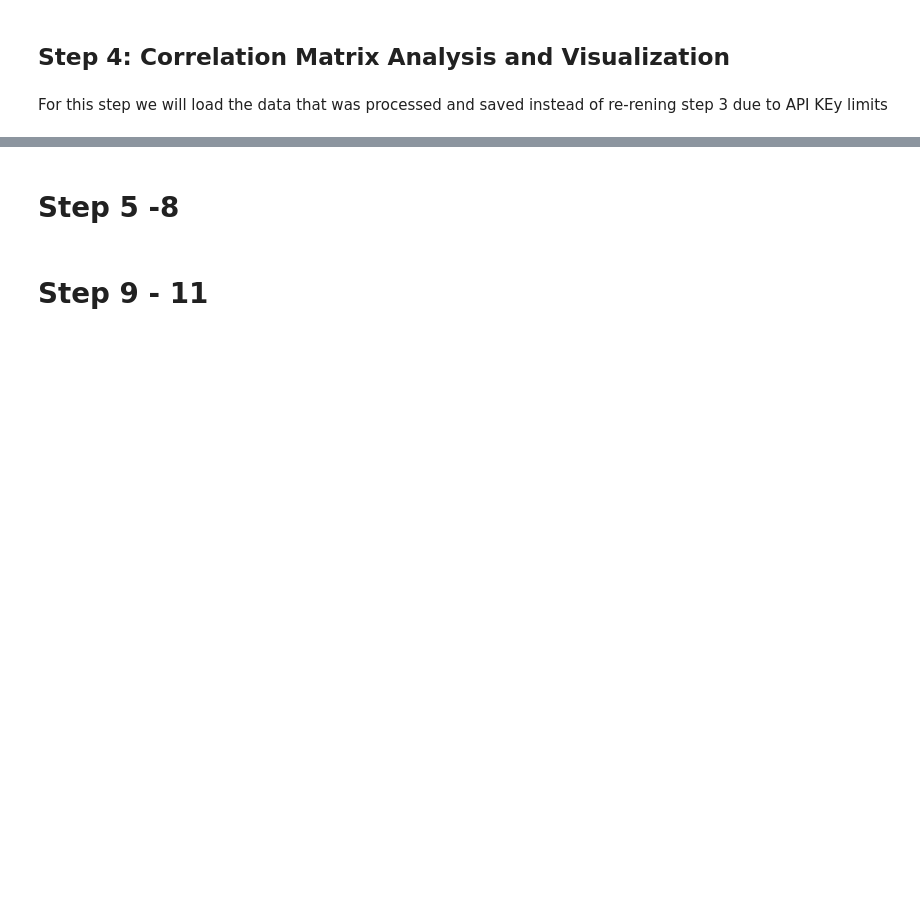
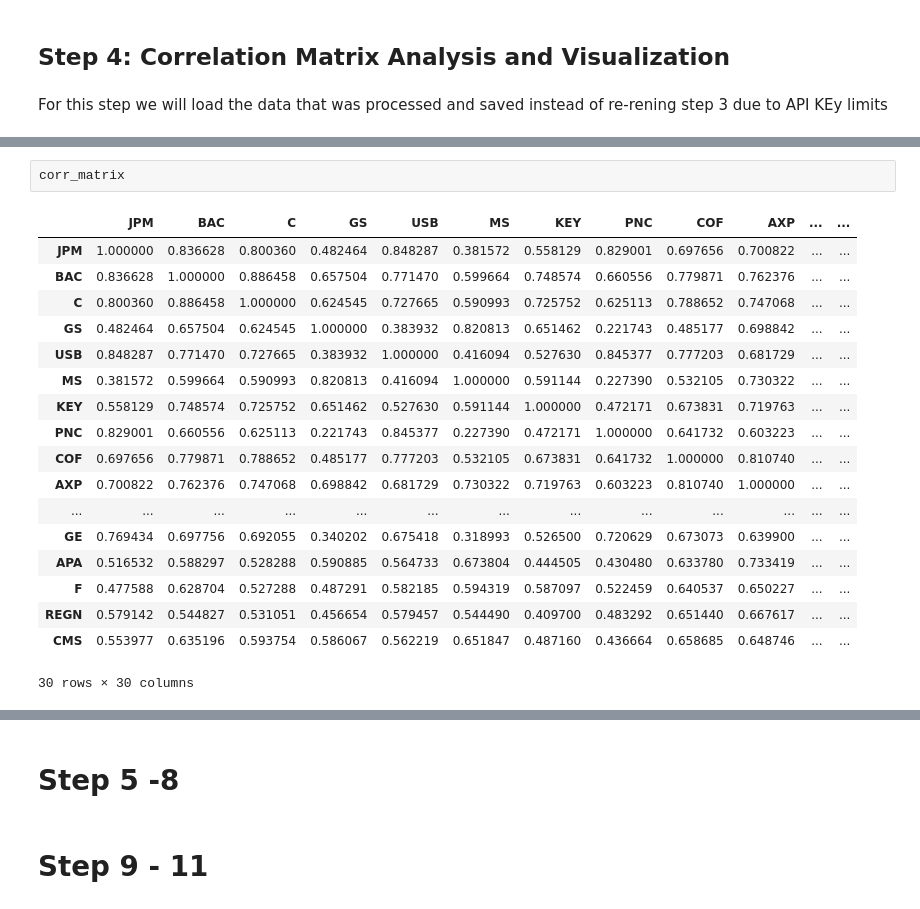
Before and after one commit to JackronyK/MSC-FE, a Jupyter notebook: Group Work/GW 3/Group 10341 GW3.ipynb, the cells around one changed output, grey strips where cells are left out. Cells and saved outputs as stored; diff of their text form; blank space fills up the shorter version.

```diff
--- a/Group Work/GW 3/Group 10341 GW3.ipynb
+++ b/Group Work/GW 3/Group 10341 GW3.ipynb
@@ -434 +448,22 @@ corr_matrix = compute_correlation_matrix(combined_returns)
+# %%
+corr_matrix
+# %% [output]
+|  | JPM | BAC | C | GS | USB | MS | KEY | PNC | COF | AXP | ... | ... |
+| JPM | 1.000000 | 0.836628 | 0.800360 | 0.482464 | 0.848287 | 0.381572 | 0.558129 | 0.829001 | 0.697656 | 0.700822 | ... | ... |
+| BAC | 0.836628 | 1.000000 | 0.886458 | 0.657504 | 0.771470 | 0.599664 | 0.748574 | 0.660556 | 0.779871 | 0.762376 | ... | ... |
+| C | 0.800360 | 0.886458 | 1.000000 | 0.624545 | 0.727665 | 0.590993 | 0.725752 | 0.625113 | 0.788652 | 0.747068 | ... | ... |
+| GS | 0.482464 | 0.657504 | 0.624545 | 1.000000 | 0.383932 | 0.820813 | 0.651462 | 0.221743 | 0.485177 | 0.698842 | ... | ... |
+| USB | 0.848287 | 0.771470 | 0.727665 | 0.383932 | 1.000000 | 0.416094 | 0.527630 | 0.845377 | 0.777203 | 0.681729 | ... | ... |
+| MS | 0.381572 | 0.599664 | 0.590993 | 0.820813 | 0.416094 | 1.000000 | 0.591144 | 0.227390 | 0.532105 | 0.730322 | ... | ... |
+| KEY | 0.558129 | 0.748574 | 0.725752 | 0.651462 | 0.527630 | 0.591144 | 1.000000 | 0.472171 | 0.673831 | 0.719763 | ... | ... |
+| PNC | 0.829001 | 0.660556 | 0.625113 | 0.221743 | 0.845377 | 0.227390 | 0.472171 | 1.000000 | 0.641732 | 0.603223 | ... | ... |
+| COF | 0.697656 | 0.779871 | 0.788652 | 0.485177 | 0.777203 | 0.532105 | 0.673831 | 0.641732 | 1.000000 | 0.810740 | ... | ... |
+| AXP | 0.700822 | 0.762376 | 0.747068 | 0.698842 | 0.681729 | 0.730322 | 0.719763 | 0.603223 | 0.810740 | 1.000000 | ... | ... |
+| ... | ... | ... | ... | ... | ... | ... | ... | ... | ... | ... | ... | ... |
+| GE | 0.769434 | 0.697756 | 0.692055 | 0.340202 | 0.675418 | 0.318993 | 0.526500 | 0.720629 | 0.673073 | 0.639900 | ... | ... |
+| APA | 0.516532 | 0.588297 | 0.528288 | 0.590885 | 0.564733 | 0.673804 | 0.444505 | 0.430480 | 0.633780 | 0.733419 | ... | ... |
+| F | 0.477588 | 0.628704 | 0.527288 | 0.487291 | 0.582185 | 0.594319 | 0.587097 | 0.522459 | 0.640537 | 0.650227 | ... | ... |
+| REGN | 0.579142 | 0.544827 | 0.531051 | 0.456654 | 0.579457 | 0.544490 | 0.409700 | 0.483292 | 0.651440 | 0.667617 | ... | ... |
+| CMS | 0.553977 | 0.635196 | 0.593754 | 0.586067 | 0.562219 | 0.651847 | 0.487160 | 0.436664 | 0.658685 | 0.648746 | ... | ... |
+30 rows × 30 columns
 # %%
```
Also changed, not shown: parts of 7 cells of this notebook.
